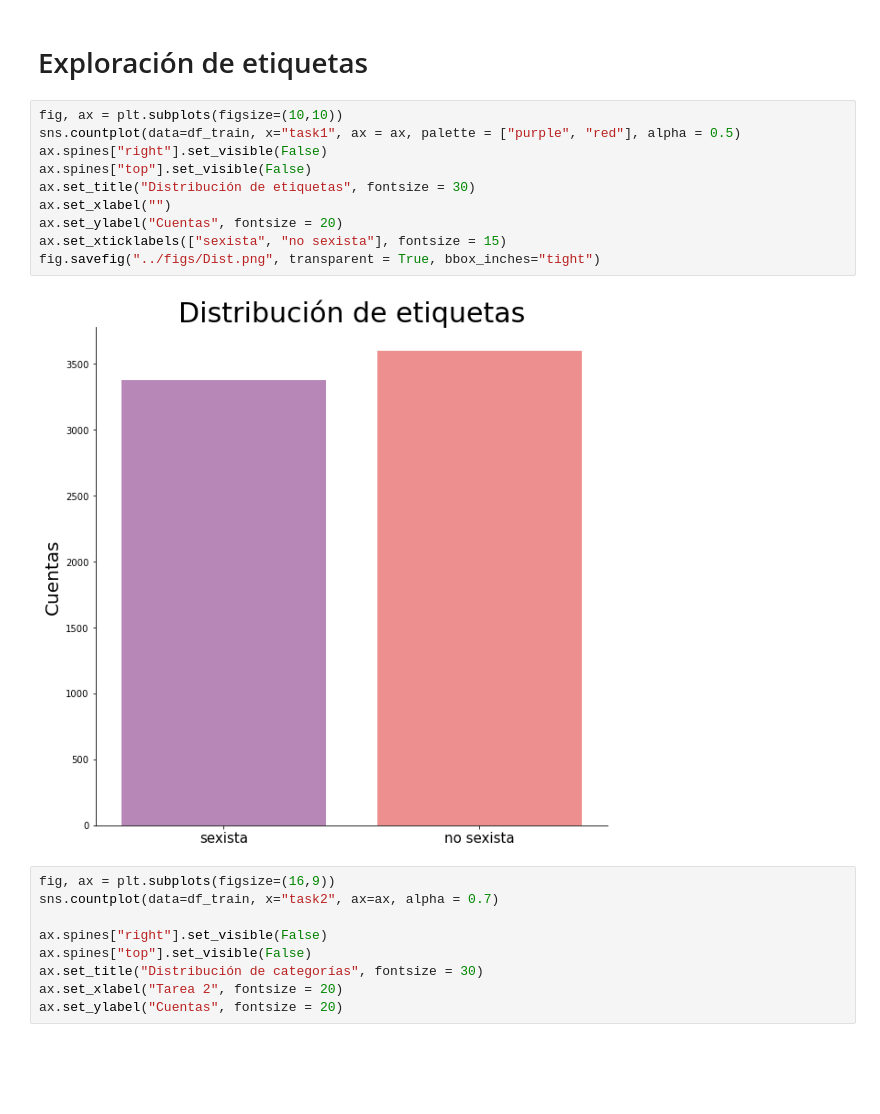
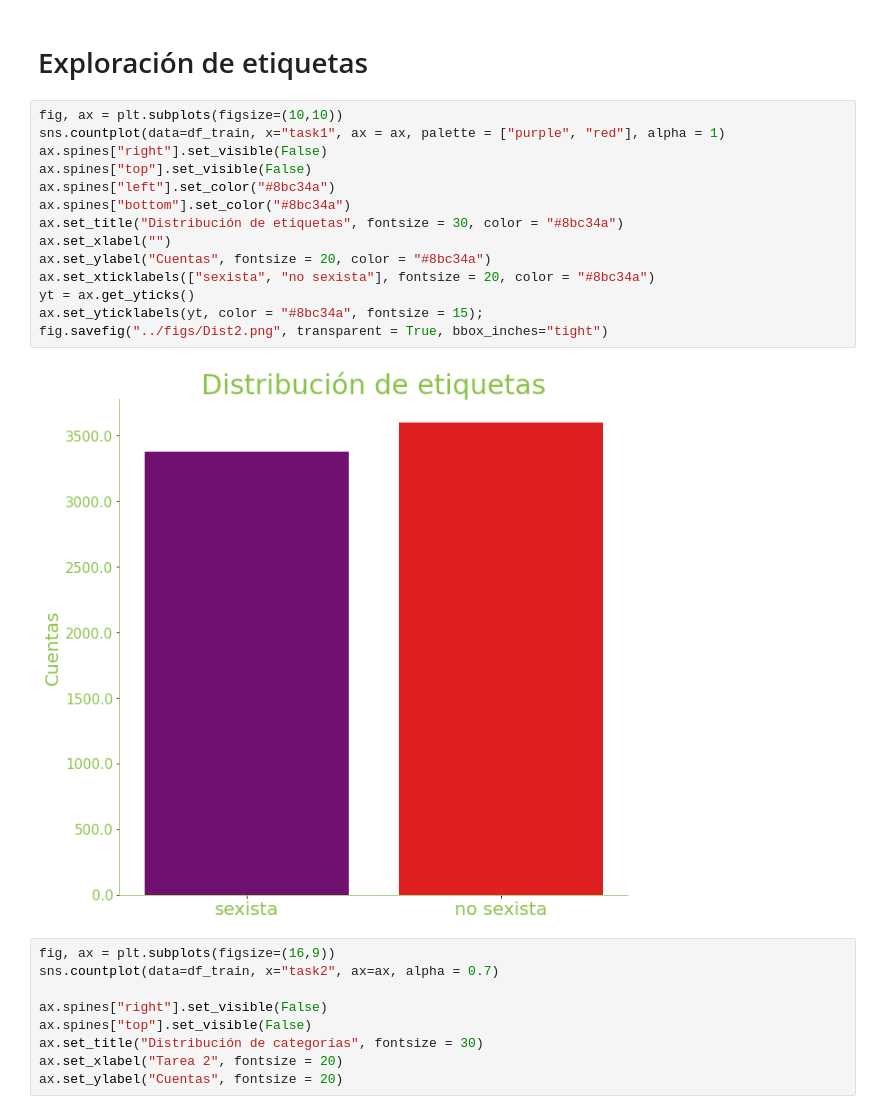
Before and after one commit to OscarAlvaradoM/sEXism-Identification-in-Social-neTworks, a Jupyter notebook: notebooks/EDA.ipynb, the cells around one changed output. Drawn from its saved outputs; the diff is of its cells as text; blank space fills up the shorter version.

```diff
--- a/notebooks/EDA.ipynb
+++ b/notebooks/EDA.ipynb
@@ -32,16 +32,20 @@ df_train.head()
 # Exploración de etiquetas
 # %%
 fig, ax = plt.subplots(figsize=(10,10))
-sns.countplot(data=df_train, x="task1", ax = ax, palette = ["purple", "red"], alpha = 0.5)
+sns.countplot(data=df_train, x="task1", ax = ax, palette = ["purple", "red"], alpha = 1)
 ax.spines["right"].set_visible(False)
 ax.spines["top"].set_visible(False)
-ax.set_title("Distribución de etiquetas", fontsize = 30)
+ax.spines["left"].set_color("#8bc34a")
+ax.spines["bottom"].set_color("#8bc34a")
+ax.set_title("Distribución de etiquetas", fontsize = 30, color = "#8bc34a")
 ax.set_xlabel("")
-ax.set_ylabel("Cuentas", fontsize = 20)
-ax.set_xticklabels(["sexista", "no sexista"], fontsize = 15)
-fig.savefig("../figs/Dist.png", transparent = True, bbox_inches="tight")
+ax.set_ylabel("Cuentas", fontsize = 20, color = "#8bc34a")
+ax.set_xticklabels(["sexista", "no sexista"], fontsize = 20, color = "#8bc34a")
+yt = ax.get_yticks()
+ax.set_yticklabels(yt, color = "#8bc34a", fontsize = 15);
+fig.savefig("../figs/Dist2.png", transparent = True, bbox_inches="tight")
 # %% [output]
-[figure, old version]
+[figure, new version]
 # %%
 fig, ax = plt.subplots(figsize=(16,9))
 sns.countplot(data=df_train, x="task2", ax=ax, alpha = 0.7)
```
Also changed, not shown: parts of 2 cells of this notebook.
